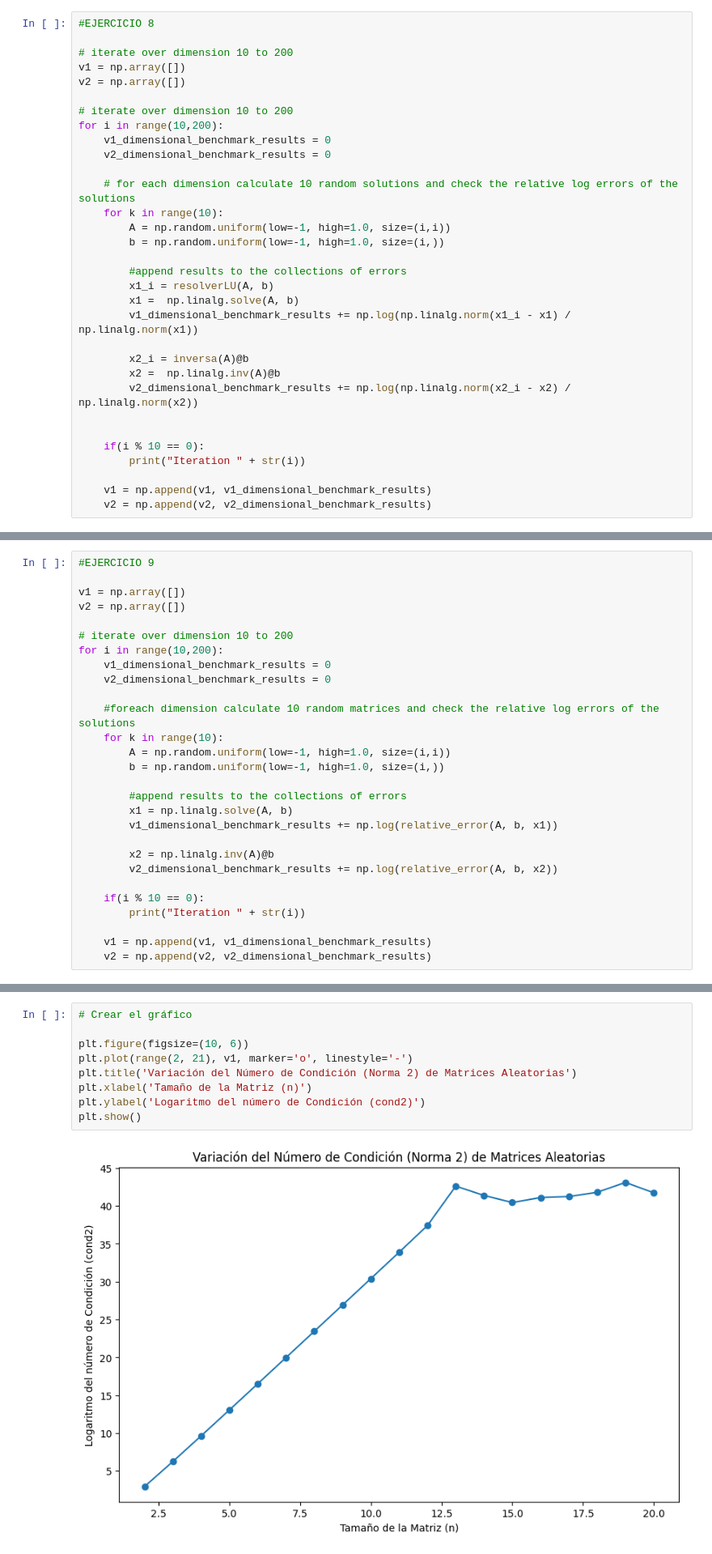
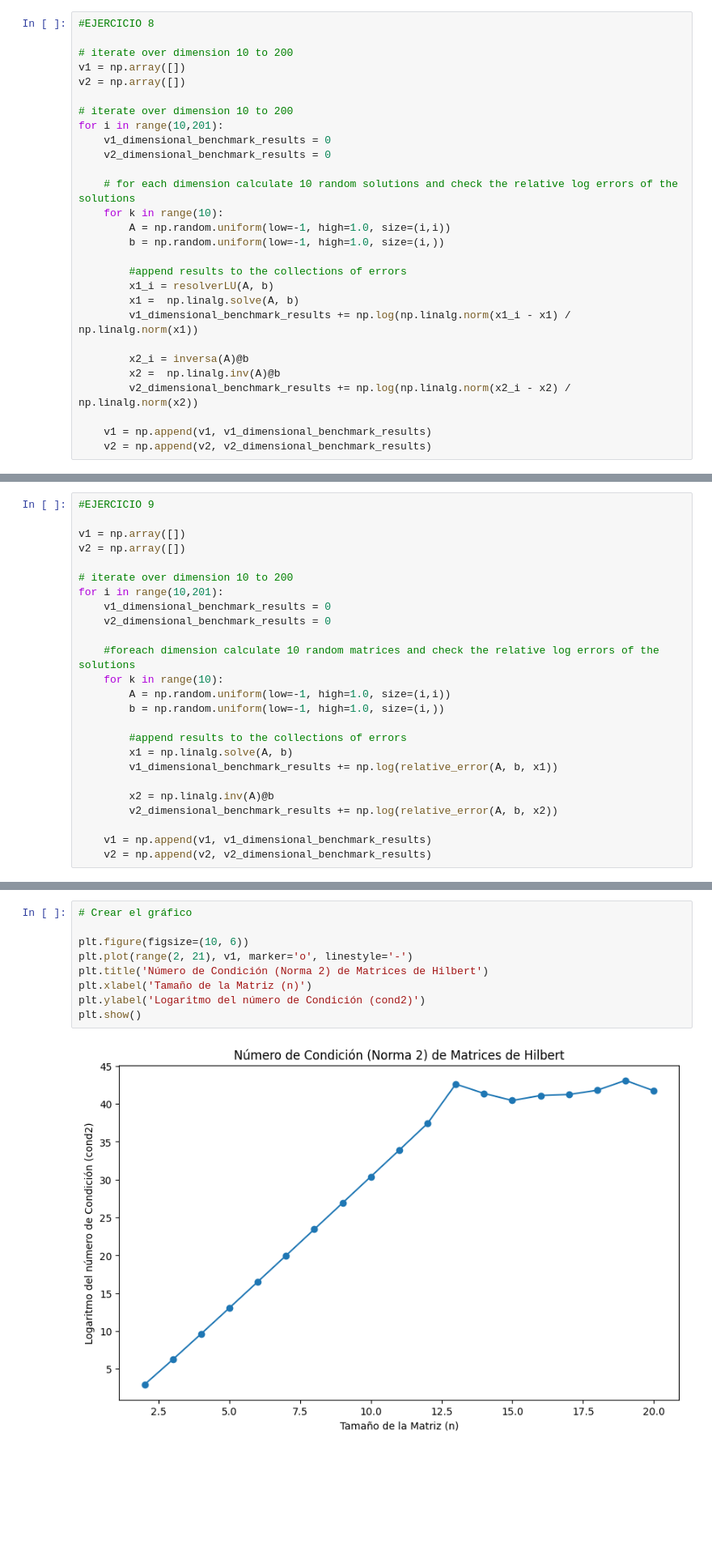
Before and after one commit to MatiMoran/TP1-ALC-2023-2C, a Jupyter notebook: tp1.ipynb, the cells around one changed output, grey strips where cells are left out. Shown at 81% size. Drawn from its saved outputs; the diff is of its cells as text; blank space fills up the shorter version.

```diff
--- a/tp1.ipynb
+++ b/tp1.ipynb
@@ -415,7 +407,7 @@ v1 = np.array([])
 v2 = np.array([])
 
 # iterate over dimension 10 to 200
-for i in range(10,200):
+for i in range(10,201):
     v1_dimensional_benchmark_results = 0
     v2_dimensional_benchmark_results = 0
 
@@ -433,9 +425,5 @@ for i in range(10,200):
         x2 =  np.linalg.inv(A)@b
         v2_dimensional_benchmark_results += np.log(np.linalg.norm(x2_i - x2) / np.linalg.norm(x2))
 
-
-    if(i % 10 == 0):
-        print("Iteration " + str(i))
-
     v1 = np.append(v1, v1_dimensional_benchmark_results)
     v2 = np.append(v2, v2_dimensional_benchmark_results)
@@ -483,7 +453,7 @@ v1 = np.array([])
 v2 = np.array([])
 
 # iterate over dimension 10 to 200
-for i in range(10,200):
+for i in range(10,201):
     v1_dimensional_benchmark_results = 0
     v2_dimensional_benchmark_results = 0
 
@@ -499,8 +469,5 @@ for i in range(10,200):
         x2 = np.linalg.inv(A)@b
         v2_dimensional_benchmark_results += np.log(relative_error(A, b, x2))
 
-    if(i % 10 == 0):
-        print("Iteration " + str(i))
-
     v1 = np.append(v1, v1_dimensional_benchmark_results)
     v2 = np.append(v2, v2_dimensional_benchmark_results)
@@ -567,13 +516,13 @@ for n in range(2, 21):
 # %%
 # Crear el gráfico
 
 plt.figure(figsize=(10, 6))
 plt.plot(range(2, 21), v1, marker='o', linestyle='-')
-plt.title('Variación del Número de Condición (Norma 2) de Matrices Aleatorias')
+plt.title('Número de Condición (Norma 2) de Matrices de Hilbert')
 plt.xlabel('Tamaño de la Matriz (n)')
 plt.ylabel('Logaritmo del número de Condición (cond2)')
 plt.show()
 # %% [output]
-[figure, old version]
+[figure, new version]
 # %% [markdown]
 ### Conclusión
```
Also changed, not shown: parts of 11 cells of this notebook.
